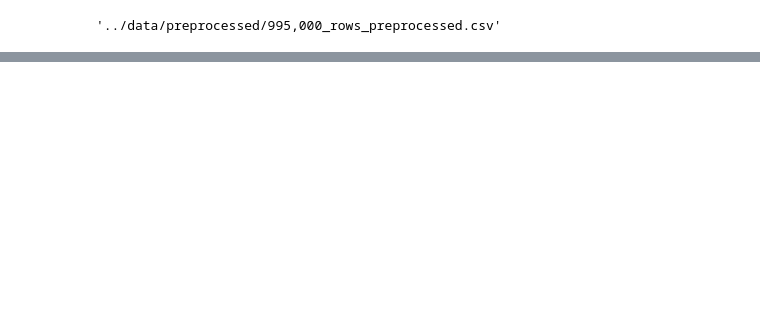
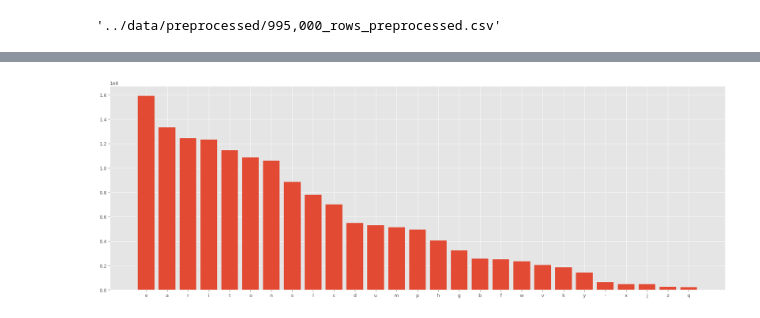
Before and after one commit to karlaugustnybo/Fake-News-Project, a Jupyter notebook: notebooks/01_preprocessing.ipynb, the cells around one changed output, grey strips where cells are left out. Cells and saved outputs as stored; diff of their text form; code cells hidden in the pictures; blank space fills up the shorter version.

```diff
--- a/notebooks/01_preprocessing.ipynb
+++ b/notebooks/01_preprocessing.ipynb
@@ -51,0 +196,12 @@ Done. Preprocessed data saved to ../data/preprocessed/995,000_rows_preprocessed.
+# %%
+# distribution over letter-positions
+letters = ' '.join('abcdefghijklmnopqrstuvwxyz-').split()
+pos_counts = {l: 10*[0] for l in letters}
+
+for _,(token,count) in vocab.iterrows():
+    for idx,letter in enumerate(token[:10]):
+        if letter in pos_counts:
+            pos_counts[letter][idx] += count
+
+pos_counts = pd.DataFrame(pos_counts, index=list(range(1,11))).transpose()
+pos_counts
@@ -51,0 +226,9 @@ Done. Preprocessed data saved to ../data/preprocessed/995,000_rows_preprocessed.
+# %%
+# first we rank the letters based on highest frequency to actually find most common letter rankings
+from codecs import ignore_errors
+letter_freqs = pos_counts.sum(1).sort_values(ascending=False)
+plt.figure(figsize=(24,8))
+plt.bar(letter_freqs.index, letter_freqs.values)
+plt.show()
+# %% [output]
+[figure, added]
```
Also changed, not shown: parts of 19 cells of this notebook, 1 other file.
